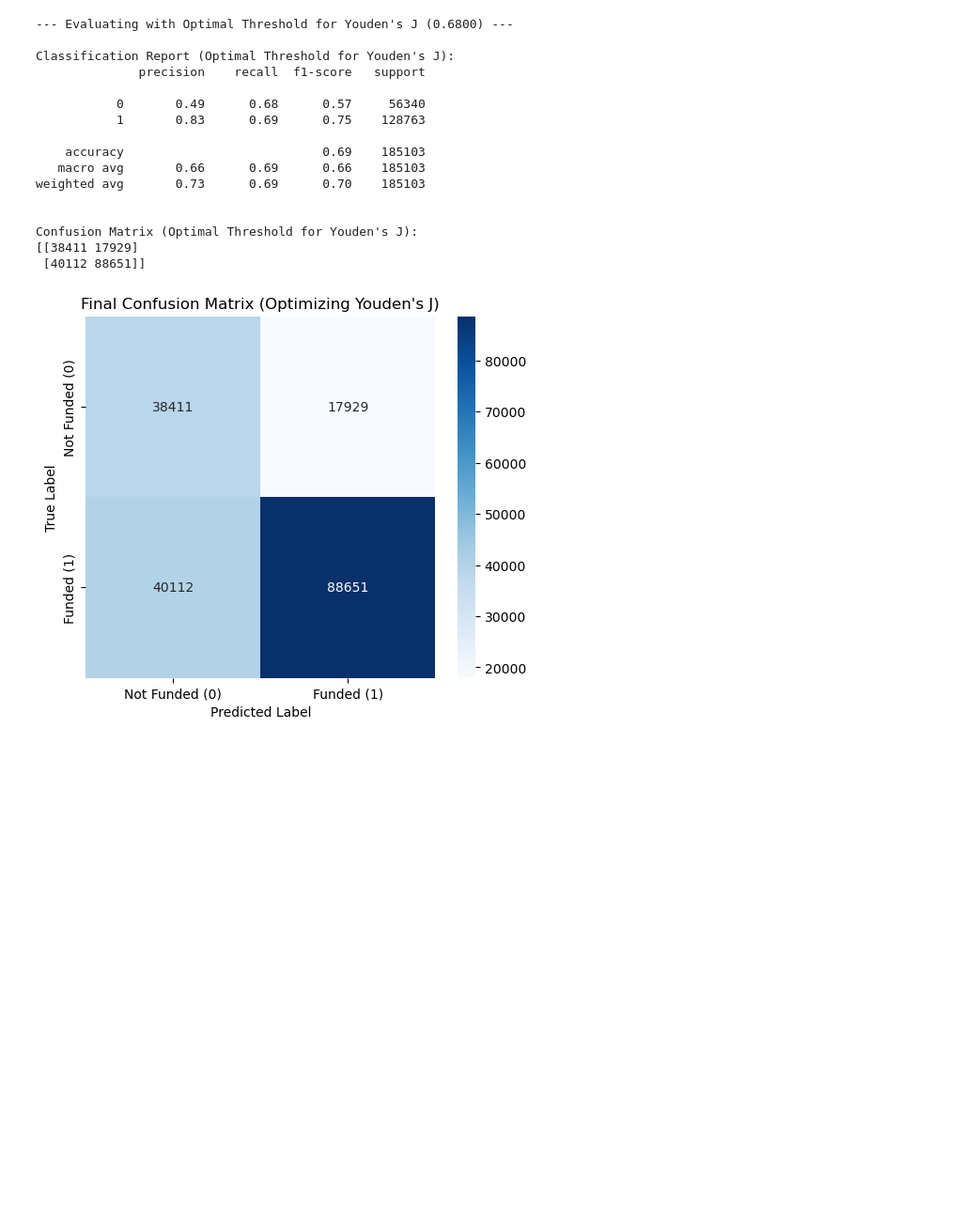
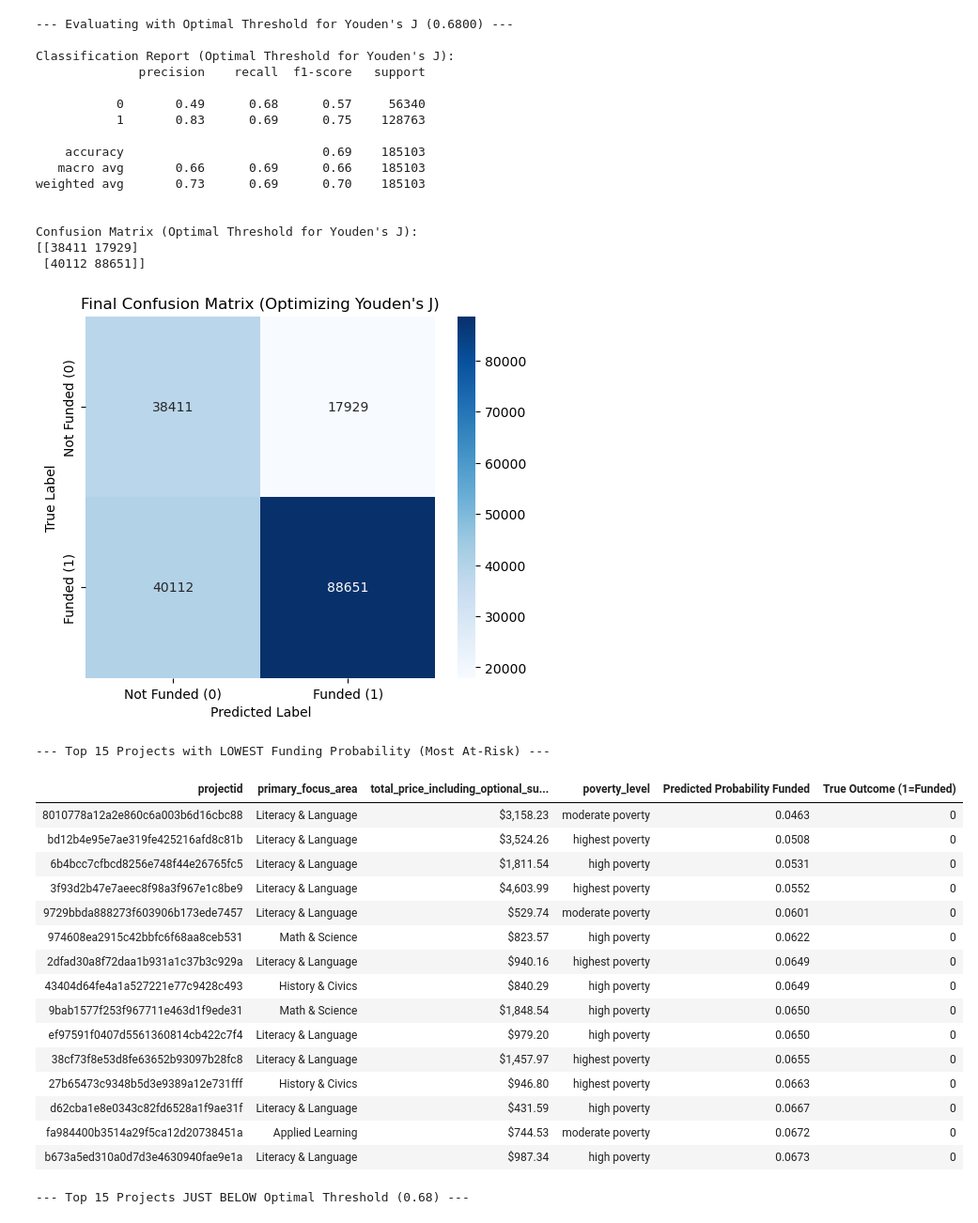
Before and after one commit to pazare/super-ml-project, a Jupyter notebook: ML_Final.ipynb, the cells around one changed output. Shown at 94% size. Drawn from its saved outputs; the diff is of its cells as text; code cells hidden in the pictures; blank space fills up the shorter version.

```diff
--- a/ML_Final.ipynb
+++ b/ML_Final.ipynb
@@ -1365,3 +1361,76 @@ Confusion Matrix (Optimal Threshold for Youden's J):
 [[38411 17929]
  [40112 88651]]
 [figure]
+# %%
+def view_at_risk_projects_simplified(
+    y_test: pd.Series,
+    y_proba_final: np.ndarray,
+    optimal_threshold: float,
+    data_with_ids: pd.DataFrame,
+    num_lowest: int = 20,
+    num_below_threshold: int = 20,
+    project_id_col: str = 'projectid',
+    desc_cols: list = None
+    ):
+    results_df = pd.DataFrame({
+        'True Outcome (1=Funded)': y_test,
+        'Predicted Probability Funded': y_proba_final
+    }, index=y_test.index)
+
+    display_cols_base = [project_id_col] + [col for col in desc_cols if col != project_id_col and col in data_with_ids.columns]
+
+    full_results_df = data_with_ids[display_cols_base].merge(results_df, left_index=True, right_index=True)
+
+    display_cols_show = display_cols_base + ['Predicted Probability Funded', 'True Outcome (1=Funded)']
+
+    lowest_prob_projects = full_results_df.sort_values(by='Predicted Probability Funded', ascending=True).head(num_lowest)
+
+    print(f"\n--- Top {num_lowest} Projects with LOWEST Funding Probability (Most At-Risk) ---")
+    display(lowest_prob_projects[display_cols_show].style.format({
+        'Predicted Probability Funded': '{:.4f}',
+        'total_price_including_optional_support': '${:,.2f}'
+    }).hide(axis="index"))
+
+    below_threshold_projects = full_results_df[
+        full_results_df['Predicted Probability Funded'] < optimal_threshold
+    ].sort_values(by='Predicted Probability Funded', ascending=False).head(num_below_threshold)
+
+    print(f"\n--- Top {num_below_threshold} Projects JUST BELOW Optimal Threshold ({optimal_threshold:.2f}) ---")
+    display(below_threshold_projects[display_cols_show].style.format({
+        'Predicted Probability Funded': '{:.4f}',
+        'total_price_including_optional_support': '${:,.2f}'
+    }).hide(axis="index"))
+
+cols_to_show_in_table = ['projectid', 'primary_focus_area', 'total_price_including_optional_support', 'school_state', 'poverty_level']
+cols_available_in_table = [col for col in cols_to_show_in_table if col in merged_df.columns]
+data_with_ids_for_viewing = merged_df.loc[X_test.index, cols_available_in_table]
+
+view_at_risk_projects_simplified(
+    y_test=y_test,
+    y_proba_final=y_proba_final,
+    optimal_threshold=optimal_threshold_j,
+    data_with_ids=data_with_ids_for_viewing,
+    num_lowest=15,
+    num_below_threshold=15,
+    project_id_col='projectid',
+    desc_cols=['primary_focus_area', 'total_price_including_optional_support', 'school_state', 'poverty_level']
+)
+# %% [output]
+--- Top 15 Projects with LOWEST Funding Probability (Most At-Risk) ---
+| projectid | primary_focus_area | total_price_including_optional_su... | poverty_level | Predicted Probability Funded | True Outcome (1=Funded) |
+| 8010778a12a2e860c6a003b6d16cbc88 | Literacy & Language | $3,158.23 | moderate poverty | 0.0463 | 0 |
+| bd12b4e95e7ae319fe425216afd8c81b | Literacy & Language | $3,524.26 | highest poverty | 0.0508 | 0 |
+| 6b4bcc7cfbcd8256e748f44e26765fc5 | Literacy & Language | $1,811.54 | high poverty | 0.0531 | 0 |
+| 3f93d2b47e7aeec8f98a3f967e1c8be9 | Literacy & Language | $4,603.99 | highest poverty | 0.0552 | 0 |
+| 9729bbda888273f603906b173ede7457 | Literacy & Language | $529.74 | moderate poverty | 0.0601 | 0 |
+| 974608ea2915c42bbfc6f68aa8ceb531 | Math & Science | $823.57 | high poverty | 0.0622 | 0 |
+| 2dfad30a8f72daa1b931a1c37b3c929a | Literacy & Language | $940.16 | highest poverty | 0.0649 | 0 |
+| 43404d64fe4a1a527221e77c9428c493 | History & Civics | $840.29 | high poverty | 0.0649 | 0 |
+| 9bab1577f253f967711e463d1f9ede31 | Math & Science | $1,848.54 | high poverty | 0.0650 | 0 |
+| ef97591f0407d5561360814cb422c7f4 | Literacy & Language | $979.20 | high poverty | 0.0650 | 0 |
+| 38cf73f8e53d8fe63652b93097b28fc8 | Literacy & Language | $1,457.97 | highest poverty | 0.0655 | 0 |
+| 27b65473c9348b5d3e9389a12e731fff | History & Civics | $946.80 | highest poverty | 0.0663 | 0 |
+| d62cba1e8e0343c82fd6528a1f9ae31f | Literacy & Language | $431.59 | high poverty | 0.0667 | 0 |
+| fa984400b3514a29f5ca12d20738451a | Applied Learning | $744.53 | moderate poverty | 0.0672 | 0 |
+| b673a5ed310a0d7d3e4630940fae9e1a | Literacy & Language | $987.34 | high poverty | 0.0673 | 0 |
+--- Top 15 Projects JUST BELOW Optimal Threshold (0.68) ---
```
Also changed, not shown: parts of 4 cells of this notebook.
